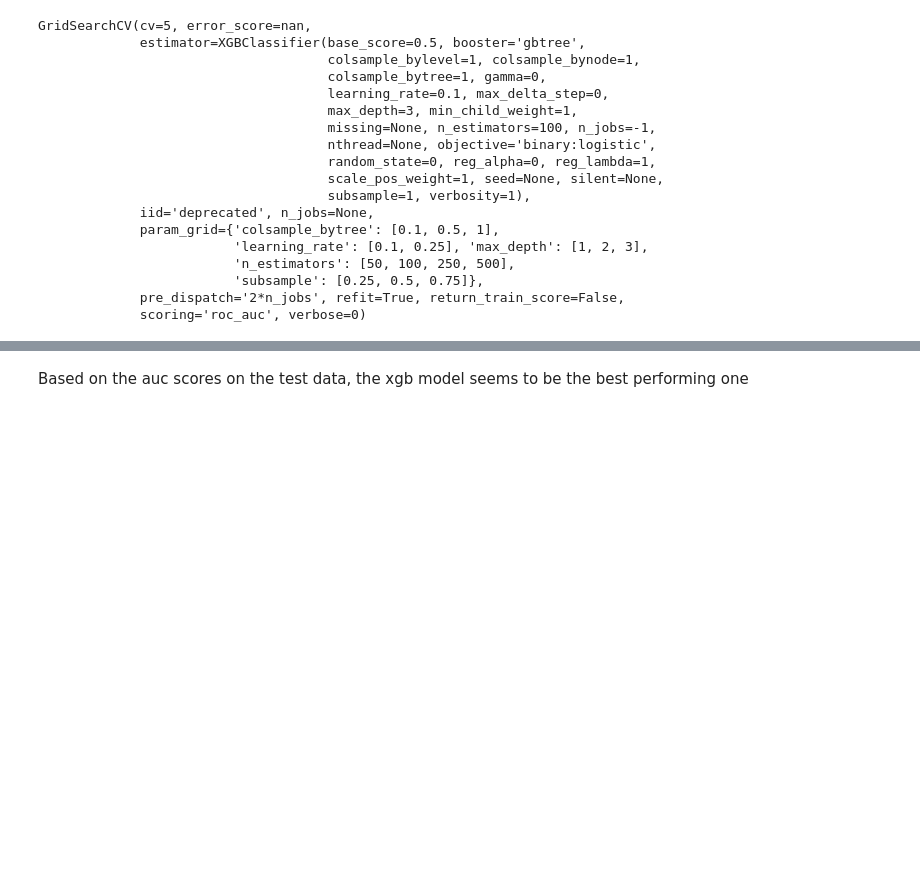
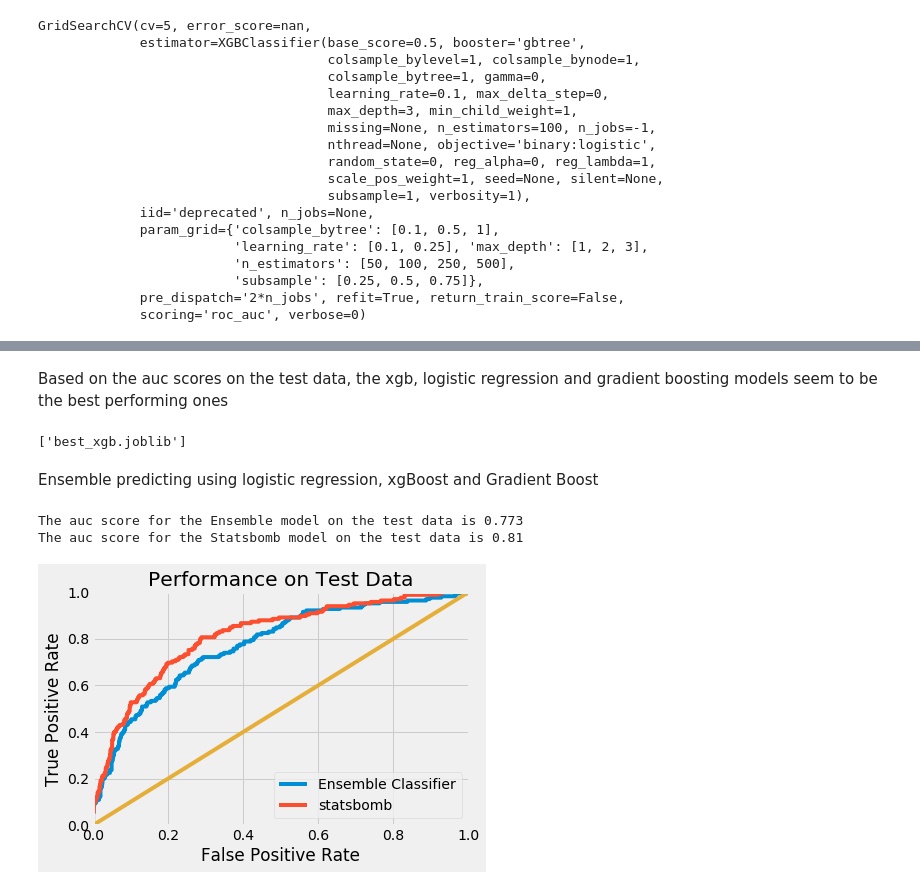
Before and after one commit to j-v-n/Springboard, a Jupyter notebook: capstone_projects/capstone1/predictive_model_selection.ipynb, the cells around one changed output, grey strips where cells are left out. Saved outputs shown, nothing was run; the diff lists cells and outputs as text; code cells hidden in the pictures; blank space fills up the shorter version.

Commit message:
Ensemble predictions added

```diff
--- a/capstone_projects/capstone1/predictive_model_selection.ipynb
+++ b/capstone_projects/capstone1/predictive_model_selection.ipynb
@@ -1073,2 +1096,20 @@ The auc score for the Statsbomb model on the test data is 0.8
 # %% [markdown]
-Based on the auc scores on the test data, the xgb model seems to be the best performing one
+Based on the auc scores on the test data, the xgb, logistic regression and gradient boosting models seem to be the best performing ones
+# %%
+dump(best_xgb,'best_xgb.joblib')
+# %% [output]
+['best_xgb.joblib']
+# %% [markdown]
+Ensemble predicting using logistic regression, xgBoost and Gradient Boost
+# %%
+y_test_proba = 0.33*best_xgb.predict_proba(X_test)+0.33*logit_best.predict_proba(X_test)+0.33*best_gb.predict_proba(X_test)
+# %%
+from sklearn.metrics import roc_auc_score
+plot_roc_curve(y_test,y_test_proba,test_statsbomb,model_label='Ensemble Classifier')
+plt.title('Performance on Test Data');
+print('The auc score for the Ensemble model on the test data is {}'.format(round(roc_auc_score(y_test,y_test_proba[:,1]),3)))
+print('The auc score for the Statsbomb model on the test data is {}'.format(round(roc_auc_score(y_test,test_statsbomb),2)))
+# %% [output]
+The auc score for the Ensemble model on the test data is 0.773
+The auc score for the Statsbomb model on the test data is 0.81
+[figure, added]
```
Also changed, not shown: parts of 42 cells of this notebook.
